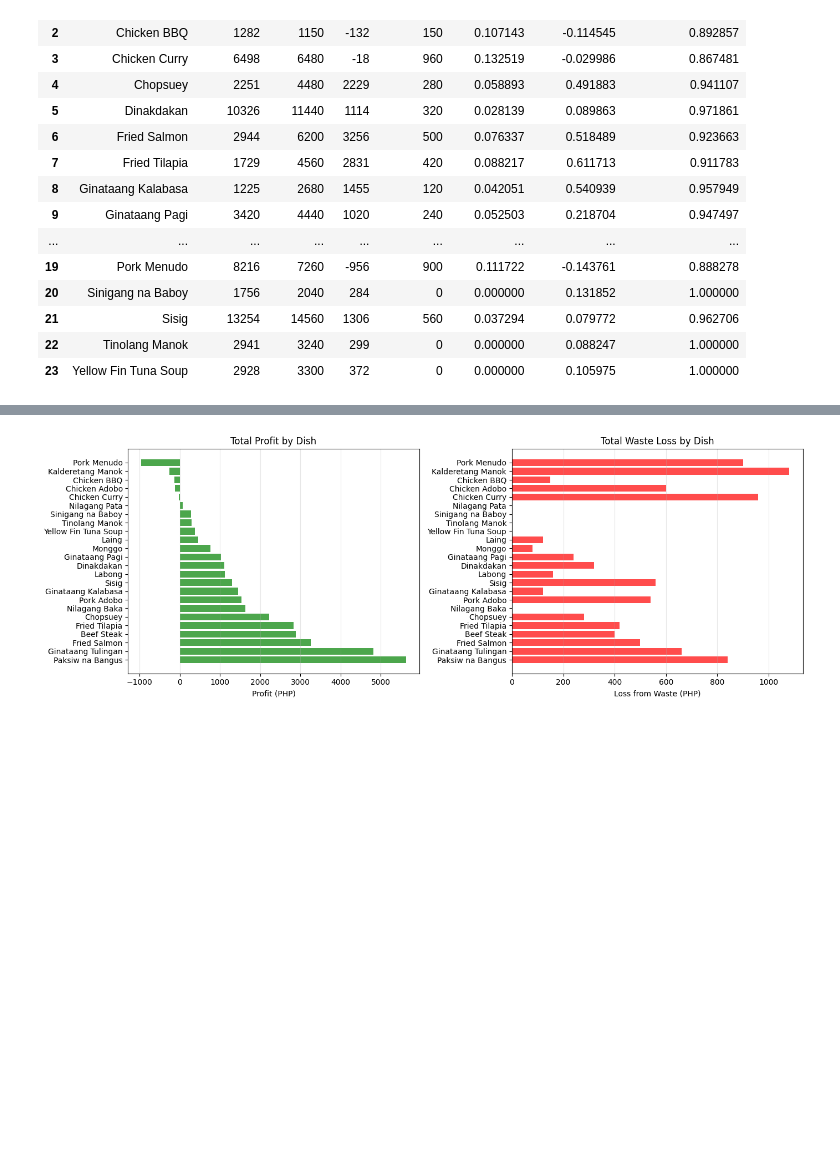
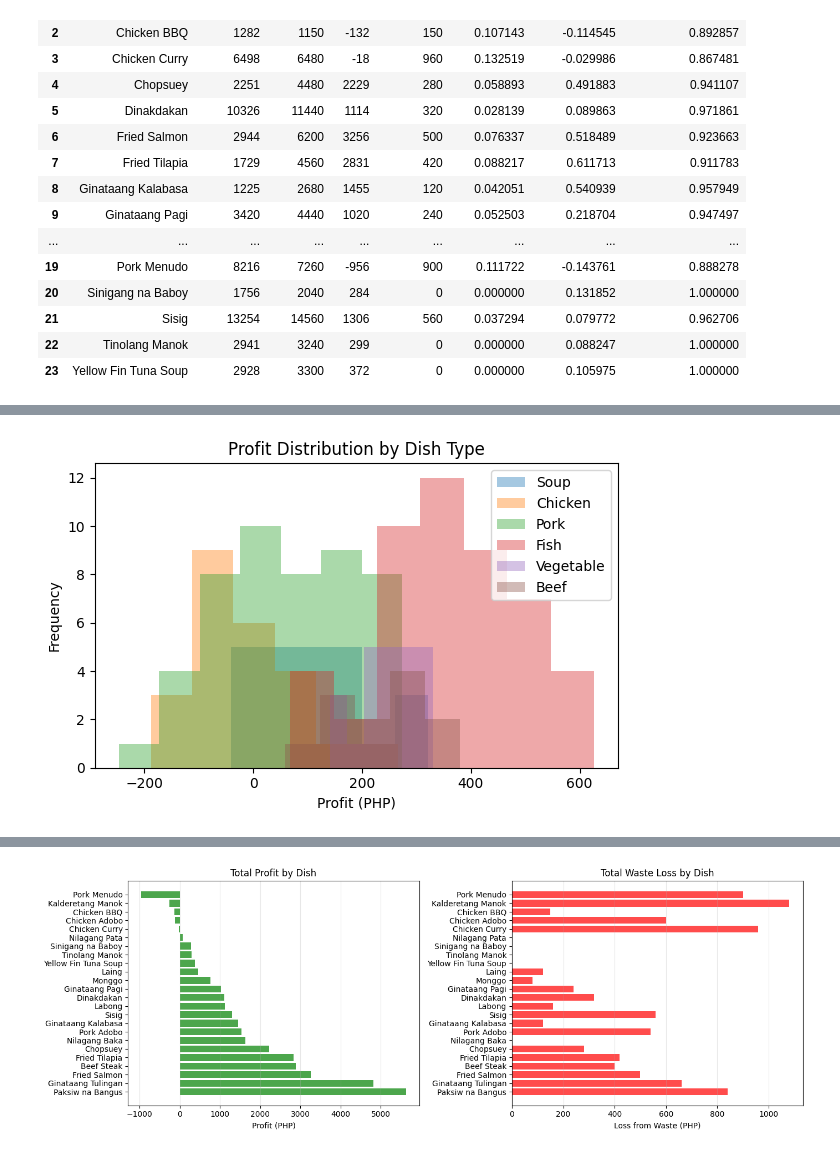
Before and after one commit to baldeoJV/CCDATS1L_PROJECT, a Jupyter notebook: main.ipynb, the cells around one changed output, grey strips where cells are left out. Drawn from its saved outputs; the diff is of its cells as text; code cells hidden in the pictures; blank space fills up the shorter version.

```diff
--- a/main.ipynb
+++ b/main.ipynb
@@ -252,0 +287,14 @@ data.groupby('Dish').agg(
+# %%
+plt.figure(figsize=(6,4))
+for dish in data['Dish_Type'].unique():
+    subset = data[data['Dish_Type'] == dish]['Profit']
+    plt.hist(subset, bins='sturges', alpha=0.4, label=dish)
+
+plt.xlabel('Profit (PHP)')
+plt.ylabel('Frequency')
+plt.title('Profit Distribution by Dish Type')
+plt.legend()
+plt.tight_layout()
+plt.show()
+# %% [output]
+[figure, added]
```
Also changed, not shown: parts of 4 cells of this notebook.
